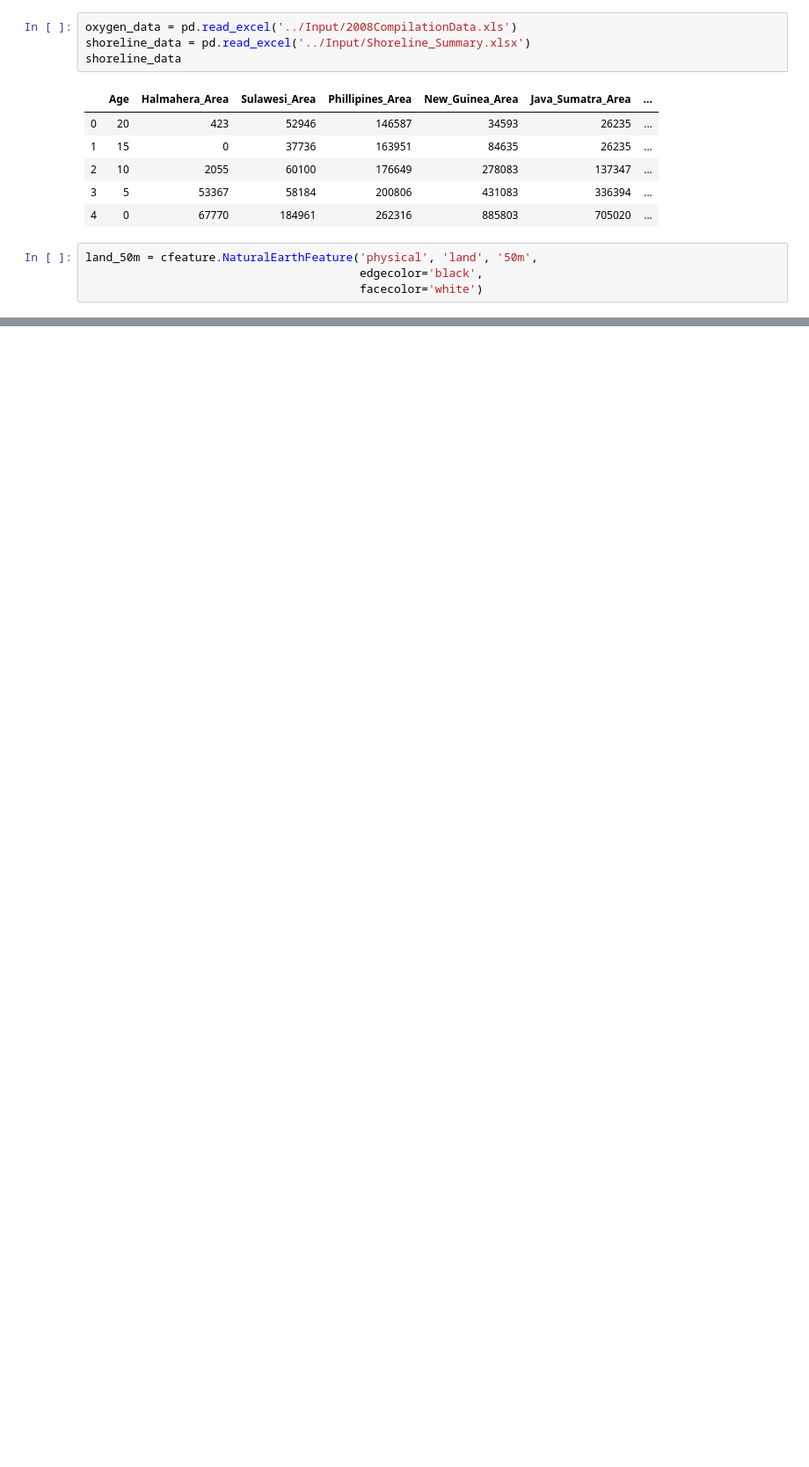
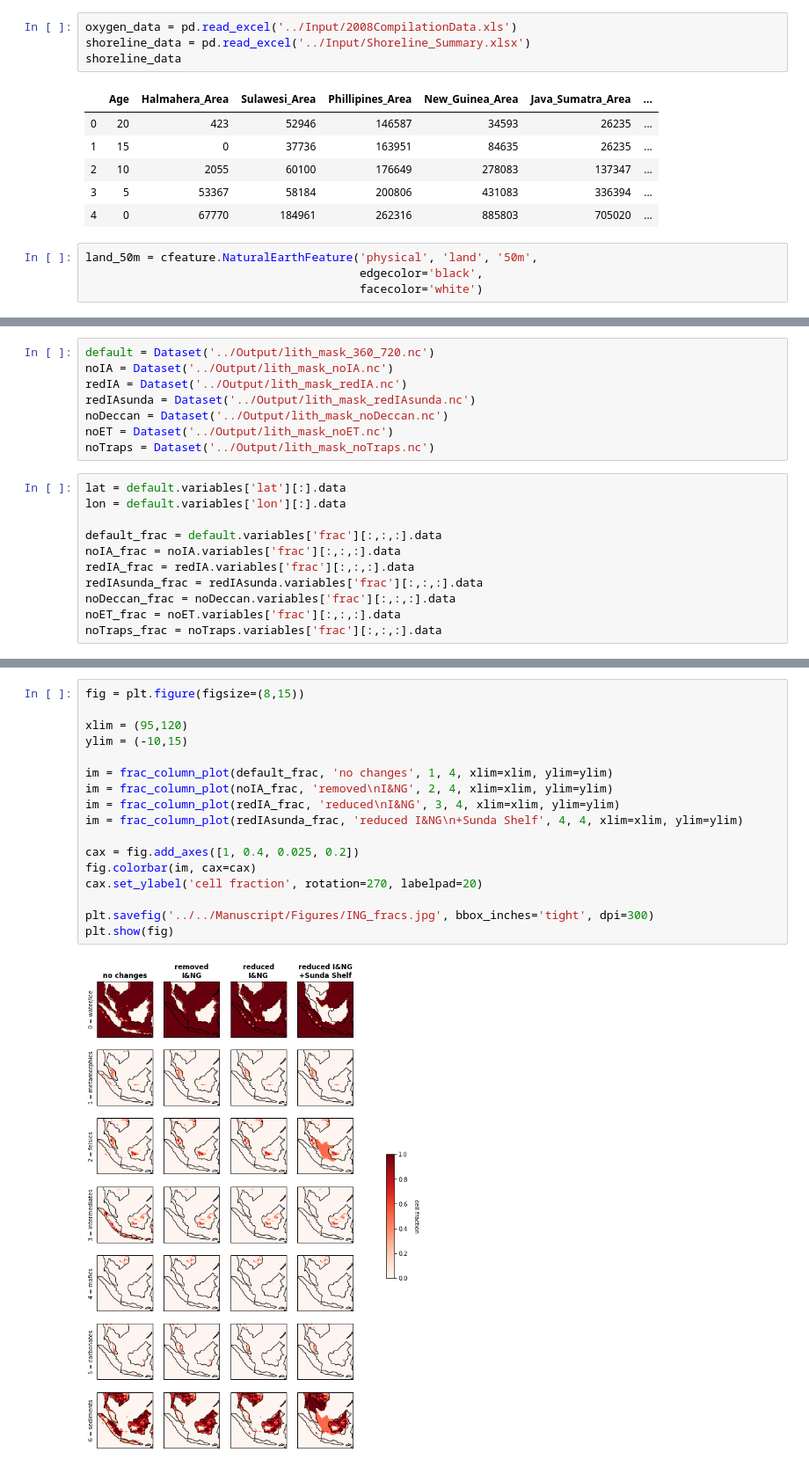
Before and after one commit to Swanson-Hysell-Group/GEOCLIM_Modern, a Jupyter notebook: Code/Notebooks/figures.ipynb, the cells around one changed output, grey strips where cells are left out. Shown: that part at 88% size. Cells and saved outputs as stored; diff of their text form; blank space fills up the shorter version.

Commit message:
create I&NG scenarios figure

```diff
--- a/Code/Notebooks/Figures.ipynb
+++ b/Code/Notebooks/figures.ipynb
@@ -288,0 +293,19 @@ plt.show()
+# %%
+default = Dataset('../Output/lith_mask_360_720.nc')
+noIA = Dataset('../Output/lith_mask_noIA.nc')
+redIA = Dataset('../Output/lith_mask_redIA.nc')
+redIAsunda = Dataset('../Output/lith_mask_redIAsunda.nc')
+noDeccan = Dataset('../Output/lith_mask_noDeccan.nc')
+noET = Dataset('../Output/lith_mask_noET.nc')
+noTraps = Dataset('../Output/lith_mask_noTraps.nc')
+# %%
+lat = default.variables['lat'][:].data
+lon = default.variables['lon'][:].data
+
+default_frac = default.variables['frac'][:,:,:].data
+noIA_frac = noIA.variables['frac'][:,:,:].data
+redIA_frac = redIA.variables['frac'][:,:,:].data
+redIAsunda_frac = redIAsunda.variables['frac'][:,:,:].data
+noDeccan_frac = noDeccan.variables['frac'][:,:,:].data
+noET_frac = noET.variables['frac'][:,:,:].data
+noTraps_frac = noTraps.variables['frac'][:,:,:].data
@@ -288,0 +346,19 @@ plt.show()
+# %%
+fig = plt.figure(figsize=(8,15))
+
+xlim = (95,120)
+ylim = (-10,15)
+
+im = frac_column_plot(default_frac, 'no changes', 1, 4, xlim=xlim, ylim=ylim)
+im = frac_column_plot(noIA_frac, 'removed\nI&NG', 2, 4, xlim=xlim, ylim=ylim)
+im = frac_column_plot(redIA_frac, 'reduced\nI&NG', 3, 4, xlim=xlim, ylim=ylim)
+im = frac_column_plot(redIAsunda_frac, 'reduced I&NG\n+Sunda Shelf', 4, 4, xlim=xlim, ylim=ylim)
+
+cax = fig.add_axes([1, 0.4, 0.025, 0.2])
+fig.colorbar(im, cax=cax)
+cax.set_ylabel('cell fraction', rotation=270, labelpad=20)
+
+plt.savefig('../../Manuscript/Figures/ING_fracs.jpg', bbox_inches='tight', dpi=300)
+plt.show(fig)
+# %% [output]
+[figure, added]
```
Also changed, not shown: parts of 4 cells of this notebook, 4 other files.
